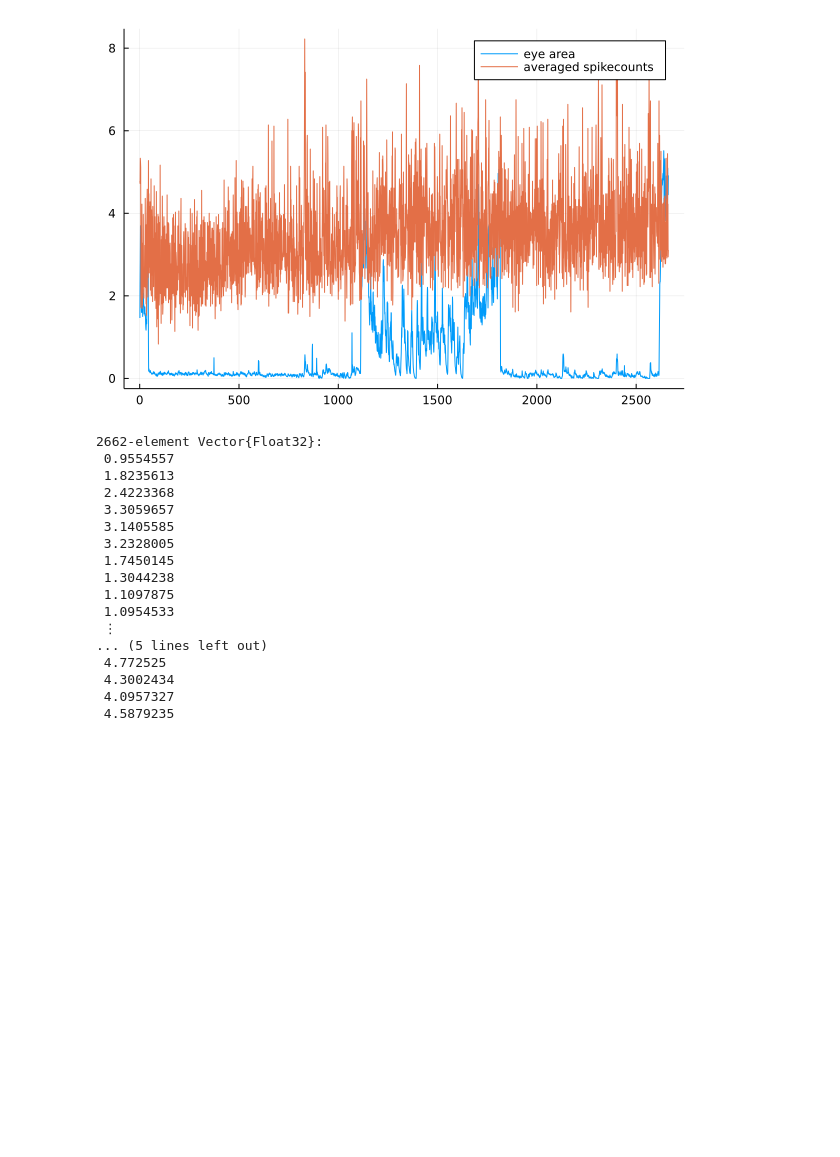
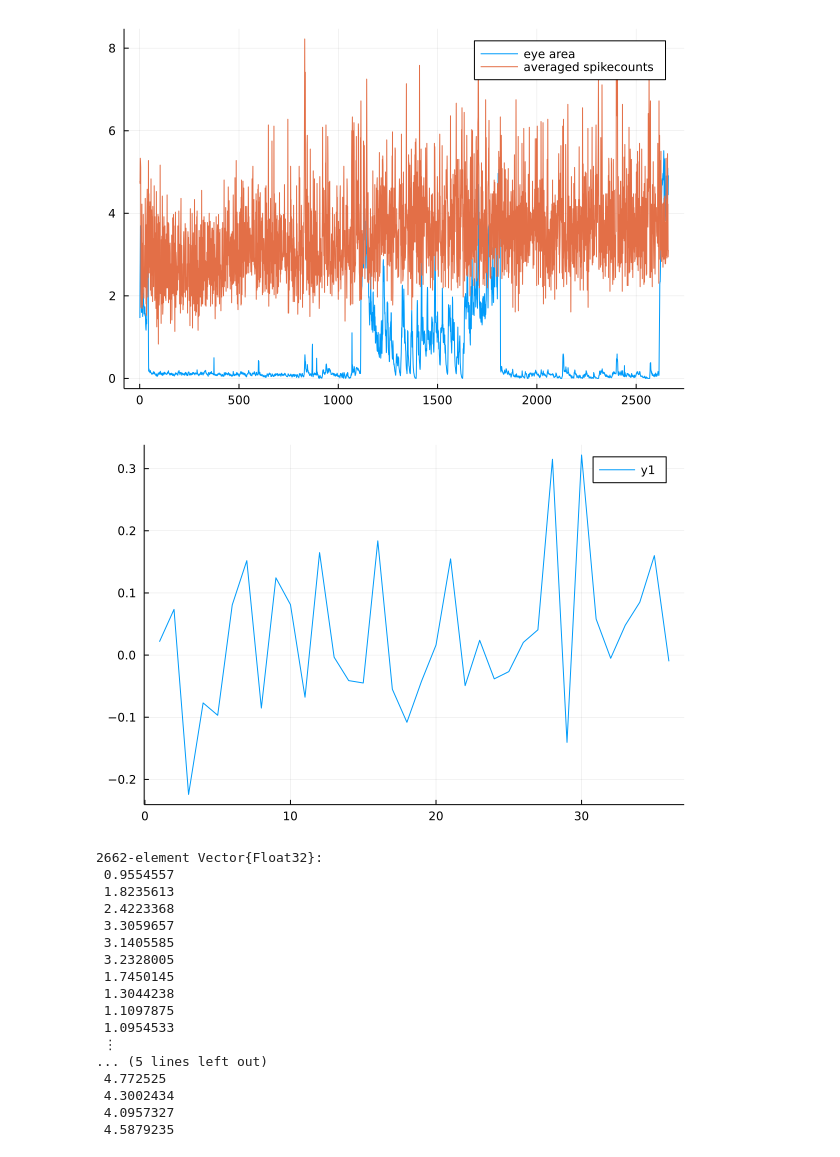
Before and after one commit to alexelwood14/bayes-neuropixel, a Jupyter notebook: poisson-process-model.ipynb, the cells around one changed output. Saved outputs shown, nothing was run; the diff lists cells and outputs as text; code cells hidden in the pictures; blank space fills up the shorter version.

```diff
--- a/poisson-process-model.ipynb
+++ b/poisson-process-model.ipynb
@@ -121,6 +121,14 @@ The number of clusters is 36
 Number of timebins is 2662
 There is a Pearson correlation coefficient of 0.11243771 between the two data
 [figure]
+# %%
+cors = []
+for i = 1:n_clusters
+    push!(cors, cor(spikecount_matrix[i,:], eye_area_bin))
+end
+plot(cors)
+# %% [output]
+[figure, added]
 # %%
 spikecount_array = []
 # Turn the matrix into a vector
```
Also changed, not shown: parts of 4 cells of this notebook, 4 other files.
